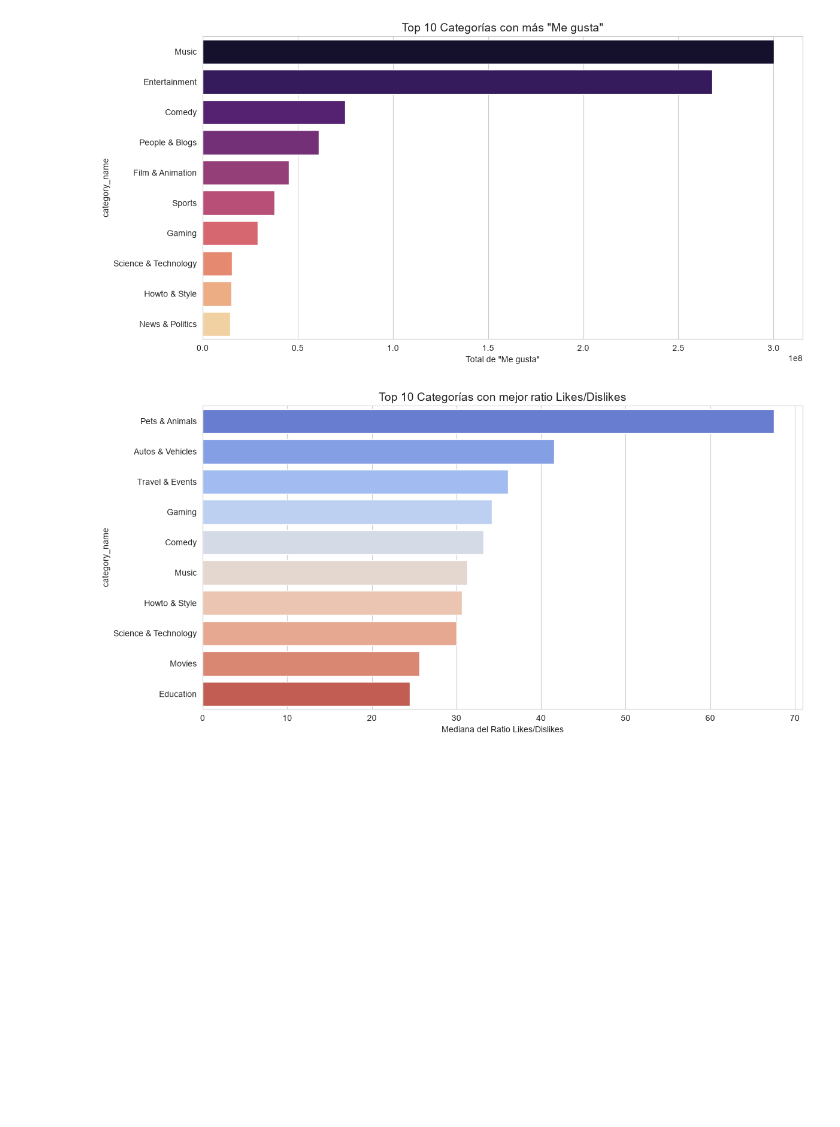
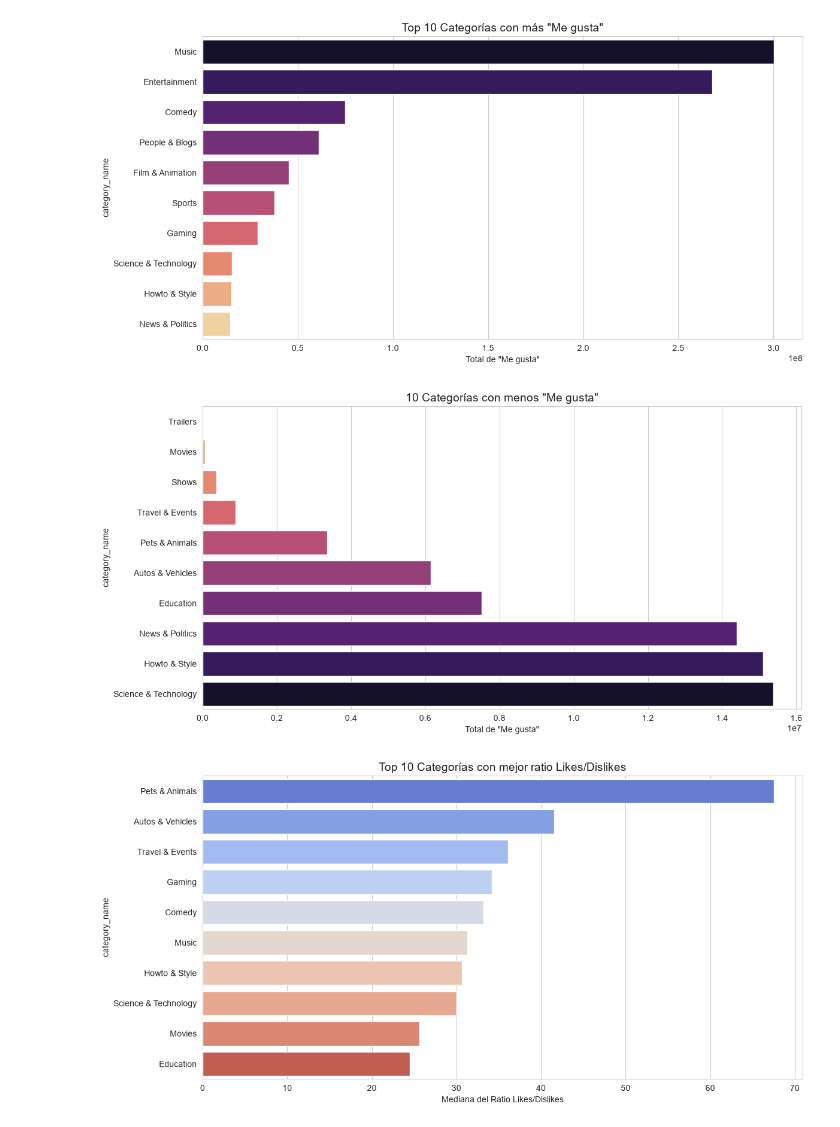
Before and after one commit to MartinDAA/FDS-2026-1-3227, a Jupyter notebook: code/EDA.ipynb, the cells around one changed output. Drawn from its saved outputs; the diff is of its cells as text; code cells hidden in the pictures; blank space fills up the shorter version.

```diff
--- a/code/EDA.ipynb
+++ b/code/EDA.ipynb
@@ -160,6 +160,16 @@ plt.tight_layout()
 plt.show()
 # %% [output]
 [figure]
+# %%
+likes_by_cat_r = df.groupby('category_name')['likes'].sum().sort_values(ascending=True).head(10)
+plt.figure(figsize=(12, 6))
+sns.barplot(x=likes_by_cat_r.values, y=likes_by_cat_r.index, hue=likes_by_cat_r.index, palette='magma_r', legend=False)
+plt.title('10 Categorías con menos "Me gusta"', fontsize=14)
+plt.xlabel('Total de "Me gusta"')
+plt.tight_layout()
+plt.show()
+# %% [output]
+[figure, added]
 # %%
 # --- Q3: Categorías con mejor ratio Likes/dislikes ---
 # Usamos la mediana para evitar que outliers distorsionen (más robusto)
```
Also changed, not shown: parts of 3 cells of this notebook, 15 other files.
